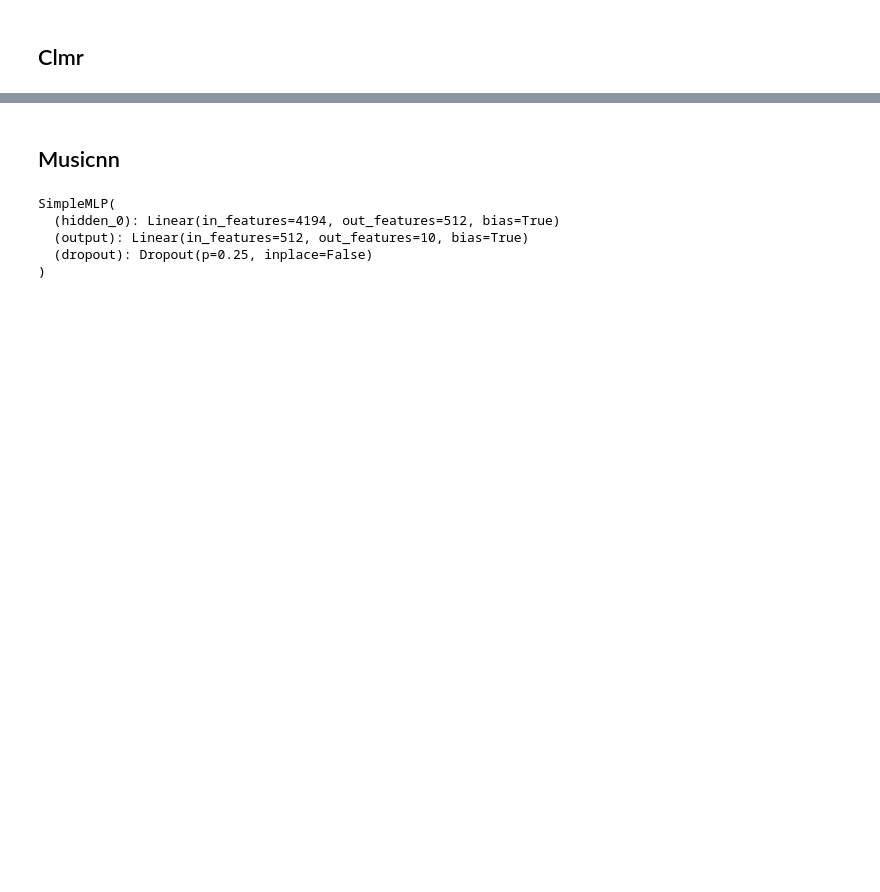
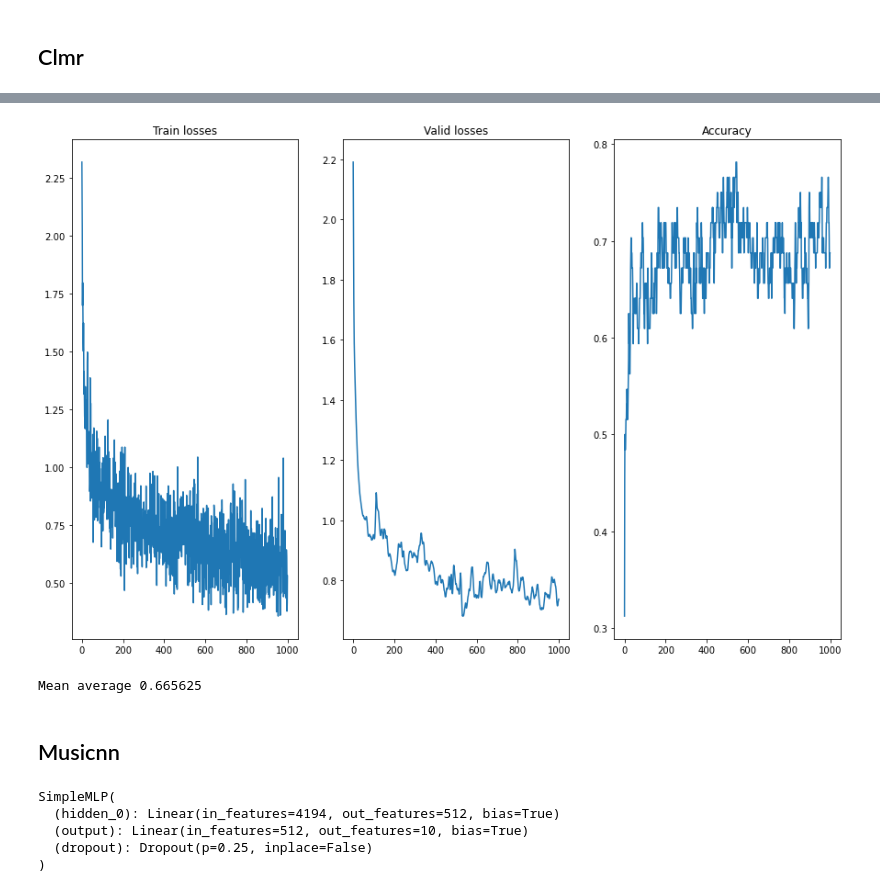
Before and after one commit to imkhoa99/Research-Project-2021, a Jupyter notebook: mlp.ipynb, the cells around one changed output, grey strips where cells are left out. Cells and saved outputs as stored; diff of their text form; code cells hidden in the pictures; blank space fills up the shorter version.

```diff
--- a/mlp.ipynb
+++ b/mlp.ipynb
@@ -176,6 +246 @@ SimpleMLP(
 )
-# %%
-std_scaler_clmr = StandardScaler()
-std_scaler_clmr.fit(split_to_X["clmr"]["train"])
-
-scaler_dict["clmr"] = std_scaler_clmr
@@ -241,0 +247,9 @@ Epoch 300, loss 2.3858489990234375
+# %%
+# Create optimizer
+optimizer = torch.optim.Adam(
+    probe_clmr.parameters(),
+    lr=cfg["learning_rate"],
+    weight_decay=0
+    if cfg["l2_weight_decay"] is None
+    else cfg["l2_weight_decay"],
+)
@@ -241,0 +363,2 @@ Epoch 300, loss 2.3858489990234375
+# %%
+train_losses, val_losses, acc_epochs, proba_classes_val = train_valid_loop(X_train_clmr, y_train_clmr, X_valid_clmr, y_valid_clmr, probe_clmr, cfg, std_scaler_clmr, le_clmr, optimizer)
@@ -242,3 +383,23 @@ Epoch 300, loss 2.3858489990234375
+# %%
+def plot_losses(train_losses, valid_losses, acc):
+    fig, axes = plt.subplots(nrows=1, ncols=3, figsize=(15,10))
+    axes[0].plot(train_losses)
+    axes[1].plot(valid_losses)
+    axes[0].set_title("Train losses")
+    axes[1].set_title("Valid losses")
+
+    axes[2].plot(acc)
+    axes[2].set_title("Accuracy")
+    plt.show()
+# %%
+plot_losses(train_losses, val_losses, acc_epochs)
+# %% [output]
+[figure, added]
+# %%
+mean_avg = np.mean(acc_epochs)
+print("Mean average {}".format(mean_avg))
+# %% [output]
+Mean average 0.665625
 # %% [markdown]
 ## Musicnn
 # %%
```
Also changed, not shown: parts of 41 cells of this notebook.
